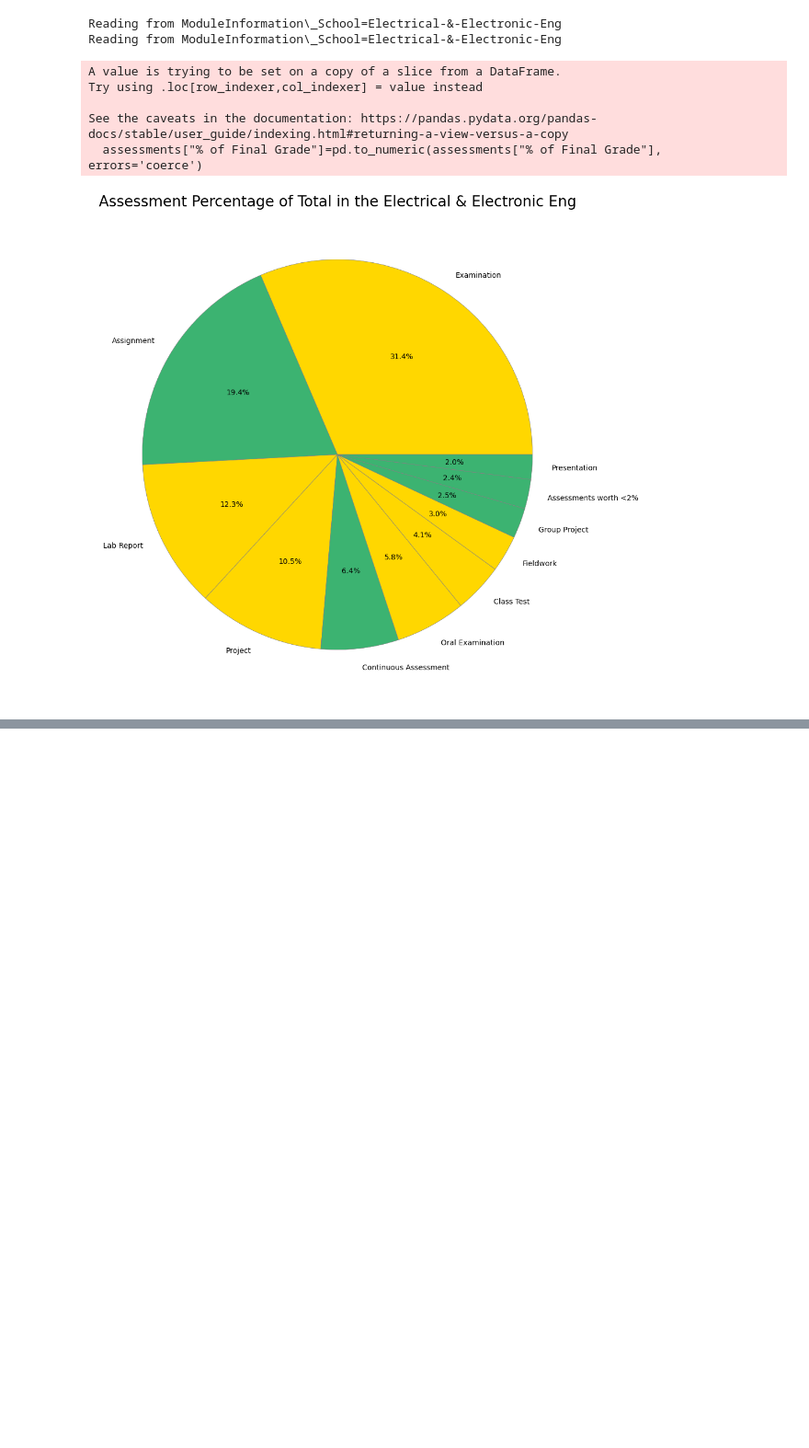
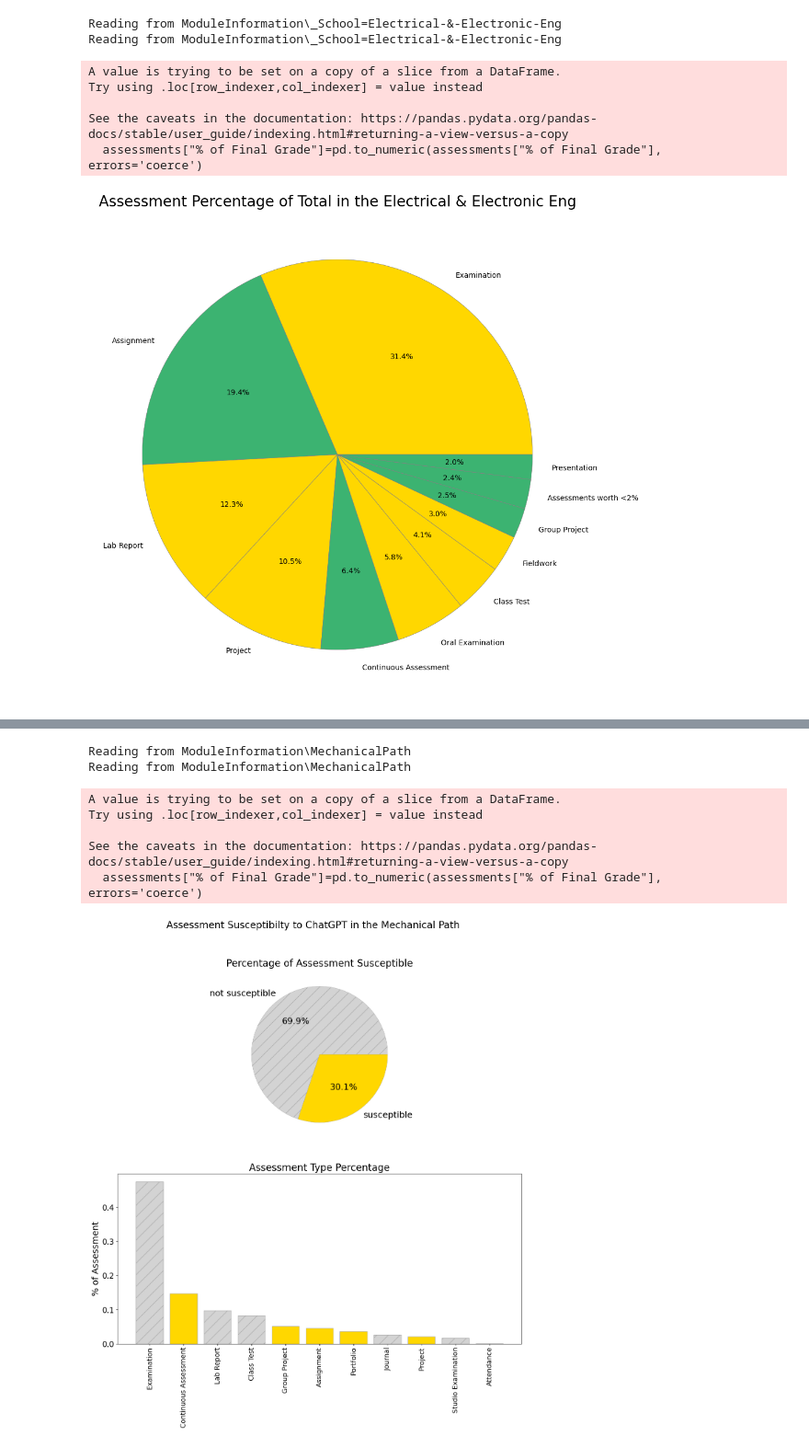
Before and after one commit to CathaloFaolain/ChatGPTAssessment, a Jupyter notebook: Assessment Graphs.ipynb, the cells around one changed output, grey strips where cells are left out. Shown at 92% size. Saved outputs shown, nothing was run; the diff lists cells and outputs as text; code cells hidden in the pictures; blank space fills up the shorter version.

Commit message:
Worked on ability to make graphs for specific directories

```diff
--- a/Assessment Graphs.ipynb
+++ b/Assessment Graphs.ipynb
@@ -12,7 +12,7 @@ import pathlib as Path
 import html5lib
 import json
 # %%
-def file_finder(school=None, level=None, givenList=None):
+def file_finder(school=None, level=None, givenList=None, filename=None):
     dir_raw=Path.Path("ModuleInformation")
 
     subdirectory=""
@@ -23,9 +23,11 @@ def file_finder(school=None, level=None, givenList=None):
     if school != None:
         subdirectory+= "_School="+school.replace(" ", "-")
 
-    if givenList != None:
-        subdirectory += "SelectedModules"
+    #if givenList != None:
+    #    subdirectory += "SelectedModules"
 
+    if filename != None:
+        subdirectory = filename
 
     if len(subdirectory) > 0:
         dir_raw =dir_raw / subdirectory
@@ -171,7 +173,7 @@ See the caveats in the documentation: https://pandas.pydata.org/pandas-docs/stab
   assessments["% of Final Grade"]=pd.to_numeric(assessments["% of Final Grade"], errors='coerce')
 [figure]
 # %%
-def susceptibilty_pie(assessments, scaled=True, school=None, level=None, givenList=None):
+def susceptibilty_pie(assessments, scaled=True, school=None, level=None, givenList=None, filename=None):
     assessments=assessments[["Assessment Type", "% of Final Grade", "Scaled % of Final Grade"]]
 
     #This is the dataset cleaning, so that they are ready for presentation
@@ -244,17 +246,14 @@ def susceptibilty_pie(assessments, scaled=True, school=None, level=None, givenLi
 #my_circle=ax.Circle( (0,0), 0.7, color='white')
 #p=ax.gcf()
 
-    what="College of Engineering and Architecture"
+    what=" College of Engineering and Architecture"
     if school != None:
-        what=""
+        what=" "
         what+="School of "
         what+=school
     if level != None:
-        what+= "At Level %d" %level
+        what+= " At Level %d" %level
+    if filename != None:
+        what="".join([(" "+i if i.isupper() else i) for i in filename])
 
-    fig.suptitle("Assessment Susceptibilty to ChatGPT in the %s" %what, fontsize=20)
+    fig.suptitle("Assessment Susceptibilty to ChatGPT in the%s" %what, fontsize=20)
-# %%
-def susceptibility_graphs(school=None, level=None, givenList=None, scaled=True):
-    assessments, descriptors = file_finder(school=school, level=level, givenList=None)
-
-    susceptibilty_pie(assessments, scaled, school, level, givenList)
@@ -293,0 +260,5 @@ See the caveats in the documentation: https://pandas.pydata.org/pandas-docs/stab
+# %%
+def susceptibility_graphs(school=None, level=None, givenList=None, scaled=True, filename=None):
+    assessments, descriptors = file_finder(school=school, level=level, givenList=givenList, filename=filename)
+
+    susceptibilty_pie(assessments, scaled=scaled, school=school, level=level, givenList=givenList, filename=filename)
@@ -293,0 +309,11 @@ See the caveats in the documentation: https://pandas.pydata.org/pandas-docs/stab
+# %%
+susceptibility_graphs(filename="MechanicalPath")
+# %% [output]
+Reading from ModuleInformation\MechanicalPath
+Reading from ModuleInformation\MechanicalPath
+A value is trying to be set on a copy of a slice from a DataFrame.
+Try using .loc[row_indexer,col_indexer] = value instead
+
+See the caveats in the documentation: https://pandas.pydata.org/pandas-docs/stable/user_guide/indexing.html#returning-a-view-versus-a-copy
+  assessments["% of Final Grade"]=pd.to_numeric(assessments["% of Final Grade"], errors='coerce')
+[figure, added]
```
Also changed, not shown: parts of 9 cells of this notebook, 8 other files.
